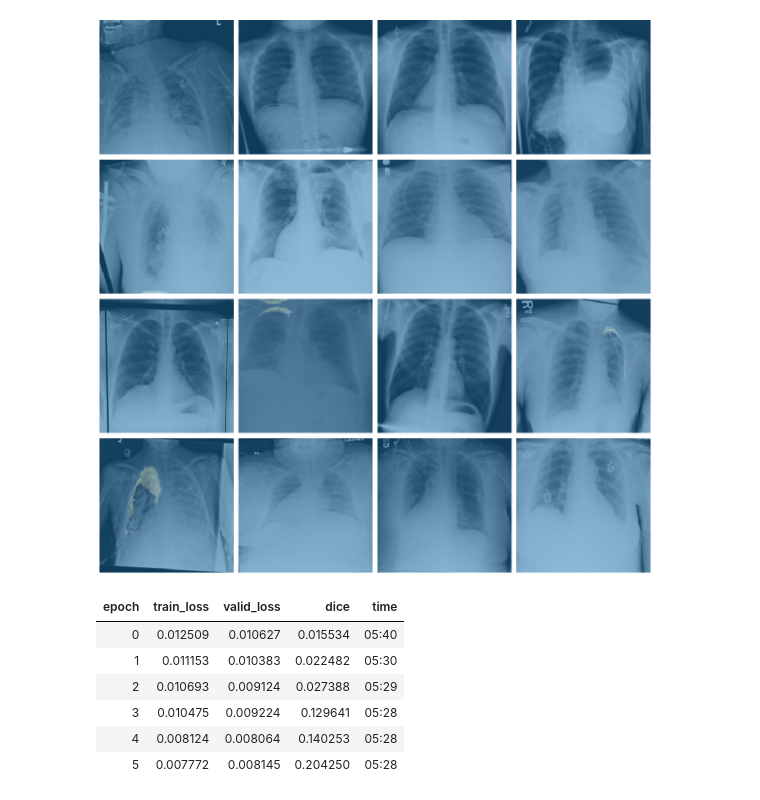
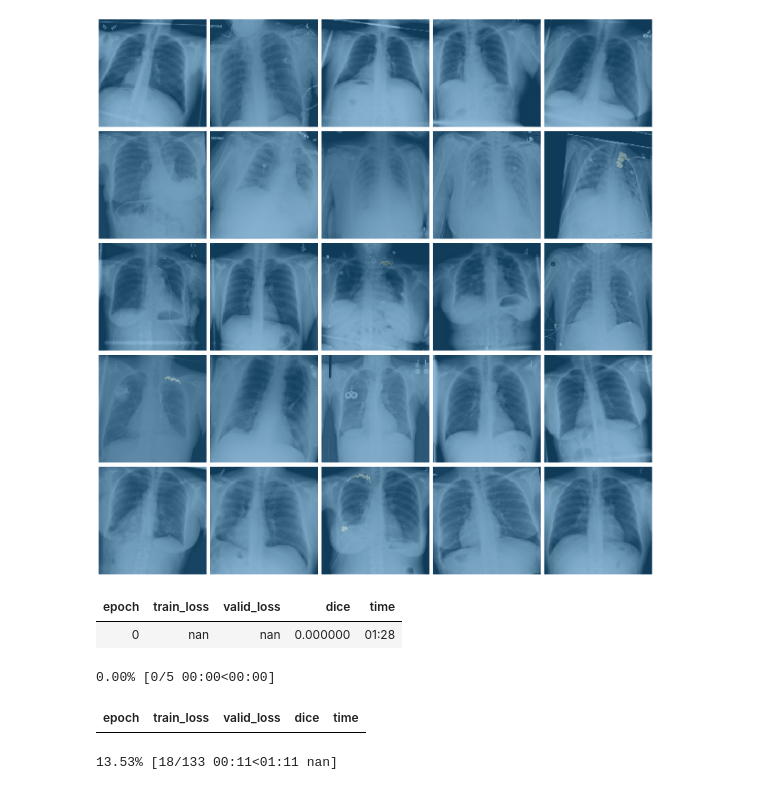
Before and after one commit to xiedidan/siim-pneumothorax, a Jupyter notebook: unet.ipynb, the cells around one changed output. Drawn from its saved outputs; the diff is of its cells as text; code cells hidden in the pictures.

Commit message:
working on focal losss

```diff
--- a/unet.ipynb
+++ b/unet.ipynb
@@ -23,33 +23,33 @@ torch.cuda.set_device('cuda:0')
 # %%
 # data
 
 # Setting div=True in open_mask
 class SegmentationLabelList(SegmentationLabelList):
     def open(self, fn): return open_mask(fn, div=True)
 
 class SegmentationItemList(SegmentationItemList):
     _label_cls = SegmentationLabelList
 
 # Setting transformations on masks to False on test set
 def transform(self, tfms:Optional[Tuple[TfmList,TfmList]]=(None,None), **kwargs):
     if not tfms: tfms=(None,None)
     assert is_listy(tfms) and len(tfms) == 2
     self.train.transform(tfms[0], **kwargs)
     self.valid.transform(tfms[1], **kwargs)
     kwargs['tfm_y'] = False # Test data has no labels
     if self.test: self.test.transform(tfms[1], **kwargs)
     return self
 fastai.data_block.ItemLists.transform = transform
 
 # Create databunch
 data = (SegmentationItemList.from_csv(path=path, csv_name='{}/all-0.csv'.format(data_split_path))
         .split_by_fname_file('SIIM_5-FOLD/val-0.csv')
         .label_from_func(lambda x : str(x).replace('train_png', 'mask_png'), classes=[0, 1])
         .add_test((path/'test_png').ls(), label=None)
-        .transform(get_transforms(), size=256, tfm_y=True)
-        .databunch(path=Path('.'), bs=16)
+        .transform(get_transforms(), size=128, tfm_y=True)
+        .databunch(path=Path('.'), bs=64)
         .normalize(imagenet_stats))
 
 data.show_batch()
 # %% [output]
-[figure, old version]
+[figure, new version]
@@ -59,14 +110,15 @@ learn = unet_learner(data, models.resnet34, metrics=[dice])
 # %%
 # Fit one cycle of 6 epochs with max lr of 1e-3
-learn.fit_one_cycle(6, slice(1e-3))
+learn.fit_one_cycle(1, slice(1e-4))
+
+learn.loss_func = FocalFlat(2, alpha=0.5, gamma=0)
+learn.fit_one_cycle(5, slice(1e-4))
 # %% [output]
 | epoch | train_loss | valid_loss | dice | time |
-| 0 | 0.012509 | 0.010627 | 0.015534 | 05:40 |
-| 1 | 0.011153 | 0.010383 | 0.022482 | 05:30 |
-| 2 | 0.010693 | 0.009124 | 0.027388 | 05:29 |
-| 3 | 0.010475 | 0.009224 | 0.129641 | 05:28 |
-| 4 | 0.008124 | 0.008064 | 0.140253 | 05:28 |
-| 5 | 0.007772 | 0.008145 | 0.204250 | 05:28 |
+| 0 | nan | nan | 0.000000 | 01:28 |
+0.00% [0/5 00:00<00:00]
+| epoch | train_loss | valid_loss | dice | time |
+13.53% [18/133 00:11<01:11 nan]
 # %%
 # Unfreeze the encoder (resnet34)
 learn.unfreeze()
```
Also changed, not shown: parts of 3 cells of this notebook.
